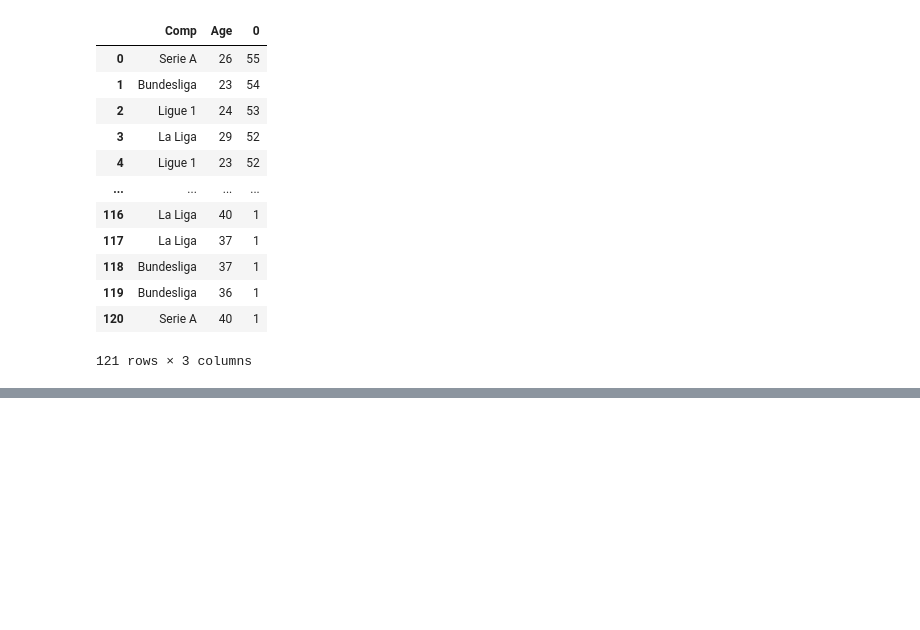
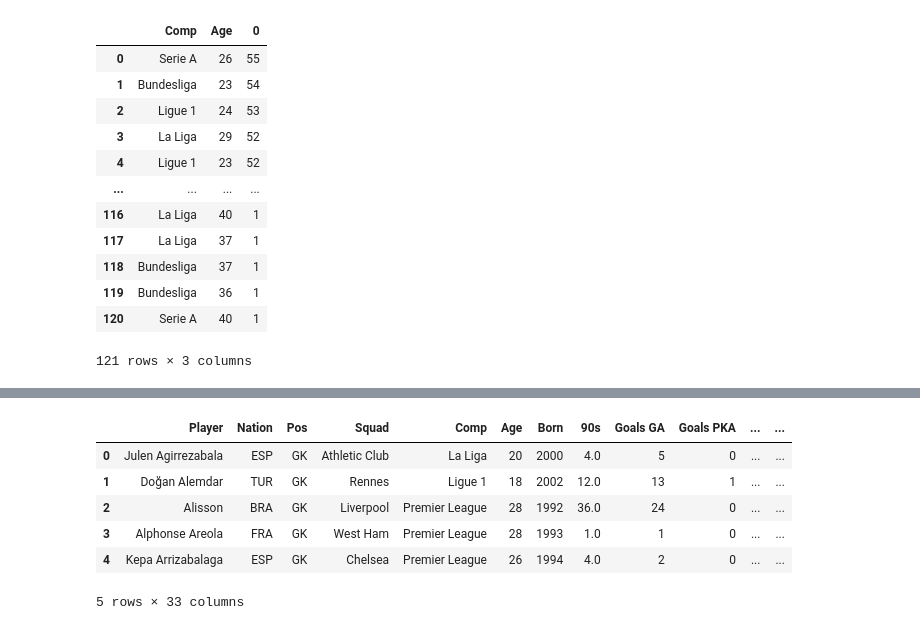
Before and after one commit to TimothyOoi/Football-Visualisation, a Jupyter notebook: notebooks/make_vis_data.ipynb, the cells around one changed output, grey strips where cells are left out. Drawn from its saved outputs; the diff is of its cells as text; code cells hidden in the pictures; blank space fills up the shorter version.

```diff
--- a/notebooks/make_vis_data.ipynb
+++ b/notebooks/make_vis_data.ipynb
@@ -56,0 +85,11 @@ df1.value_counts().reset_index()
+# %%
+keepers_adv_df = pd.read_csv('../datasets/Big5/2021-2022/keepersadv.csv')
+keepers_adv_df.head()
+# %% [output]
+|  | Player | Nation | Pos | Squad | Comp | Age | Born | 90s | Goals GA | Goals PKA | ... | ... |
+| 0 | Julen Agirrezabala | ESP | GK | Athletic Club | La Liga | 20 | 2000 | 4.0 | 5 | 0 | ... | ... |
+| 1 | Doğan Alemdar | TUR | GK | Rennes | Ligue 1 | 18 | 2002 | 12.0 | 13 | 1 | ... | ... |
+| 2 | Alisson | BRA | GK | Liverpool | Premier League | 28 | 1992 | 36.0 | 24 | 0 | ... | ... |
+| 3 | Alphonse Areola | FRA | GK | West Ham | Premier League | 28 | 1993 | 1.0 | 1 | 0 | ... | ... |
+| 4 | Kepa Arrizabalaga | ESP | GK | Chelsea | Premier League | 26 | 1994 | 4.0 | 2 | 0 | ... | ... |
+5 rows × 33 columns
```
Also changed, not shown: parts of 12 cells of this notebook, 3 other files.
